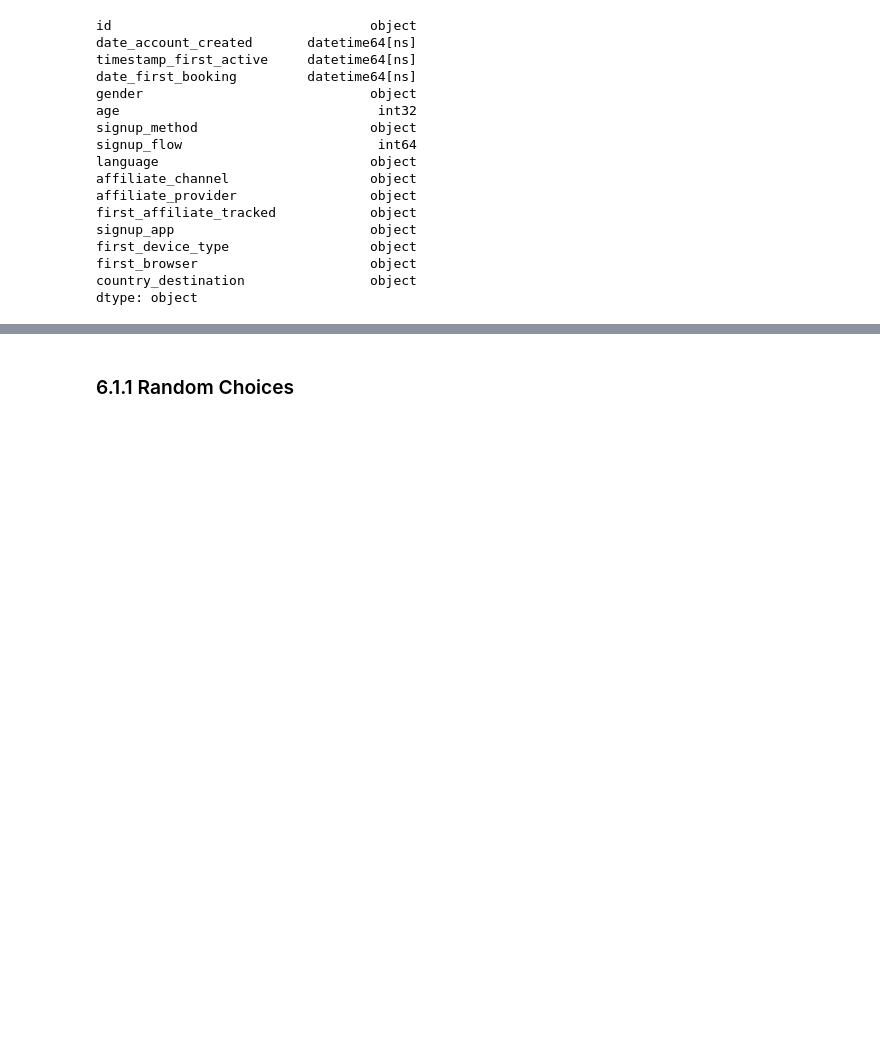
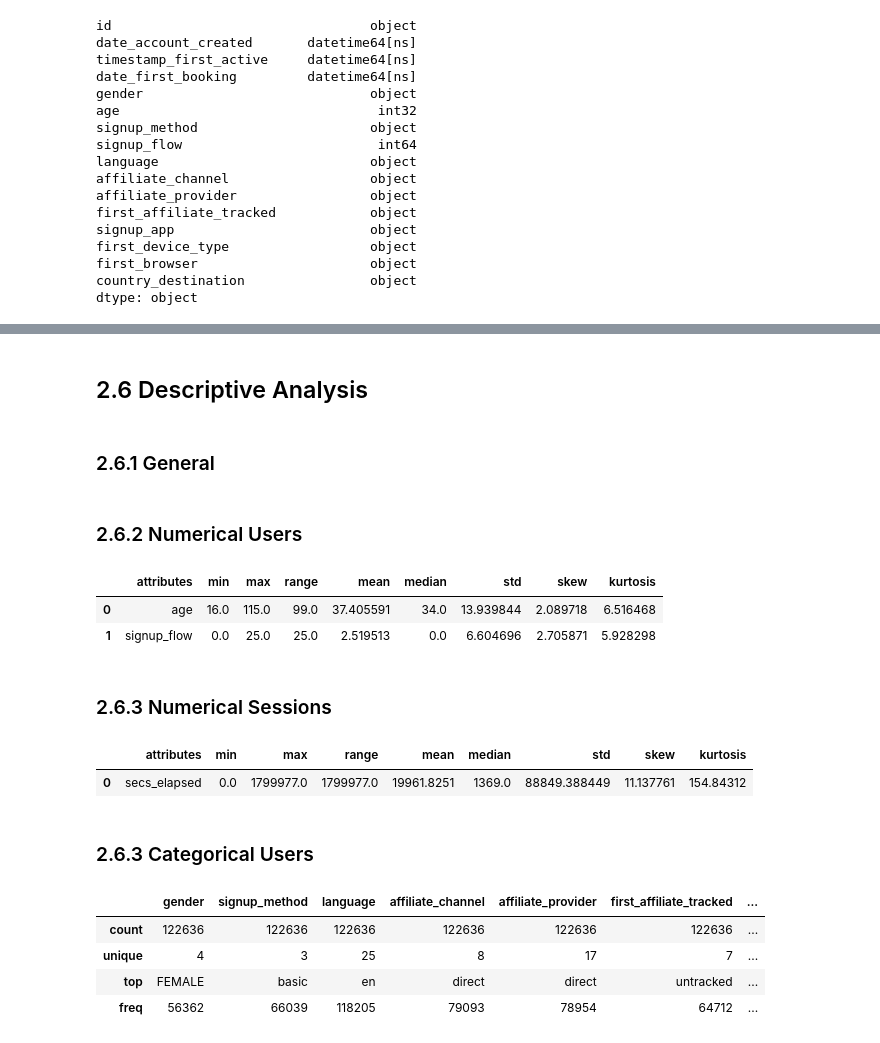
Before and after one commit to FabioCaffarello/airbnb-first-booking, a Jupyter notebook: 02-Notebooks/cycle01_airbnb_first_booking.ipynb, the cells around one changed output, grey strips where cells are left out. Cells and saved outputs as stored; diff of their text form; code cells hidden in the pictures; blank space fills up the shorter version.

Commit message:
descritive analysis

```diff
--- a/02-Notebooks/cycle01_airbnb_first_booking.ipynb
+++ b/02-Notebooks/cycle01_airbnb_first_booking.ipynb
@@ -176,6 +214,7 @@ date_first_booking_max = pd.to_datetime(df_train_01['date_first_booking']).max()
 df_train_01['date_first_booking'] = df_train_01['date_first_booking'].fillna(date_first_booking_max)
 
 # age
+df_train_01 = df_train_01[(df_train_01['age'] > 15) & (df_train_01['age'] < 120)]
 avg_age = int(df_train_01['age'].mean())
 df_train_01['age'] = df_train_01['age'].fillna(avg_age)
 
@@ -334,2 +317,4 @@ X_train, X_test, y_train, y_test = train_test_split(
-# %% [markdown]
-### 6.1.1 Random Choices
+# %% [markdown]
+## 2.6 Descriptive Analysis
+# %% [markdown]
+### 2.6.1 General
@@ -335,0 +331,55 @@ X_train, X_test, y_train, y_test = train_test_split(
+# %% [markdown]
+### 2.6.2 Numerical Users
+# %%
+# Central Tendency - Mean, Mediam
+ct1 = pd.DataFrame(num_attributes.apply(np.mean)).T
+ct2 = pd.DataFrame(num_attributes.apply(np.median)).T
+
+# Dispersions - Std, Min, Max, Range, Skew, Kurtosis
+d1 = pd.DataFrame(num_attributes.apply(np.std)).T
+d2 = pd.DataFrame(num_attributes.apply(min)).T
+d3 = pd.DataFrame(num_attributes.apply(max)).T
+d4 = pd.DataFrame(num_attributes.apply(lambda x: x.max() - x.min())).T
+d5 = pd.DataFrame(num_attributes.apply(lambda x: x.skew())).T
+d6 = pd.DataFrame(num_attributes.apply(lambda x: x.kurtosis())).T
+
+# Concatenate
+ct = pd.concat([d2, d3, d4, ct1, ct2, d1, d5, d6]).T.reset_index()
+ct.columns = ['attributes', 'min', 'max', 'range', 'mean', 'median', 'std', 'skew', 'kurtosis']
+ct
+# %% [output]
+|  | attributes | min | max | range | mean | median | std | skew | kurtosis |
+| 0 | age | 16.0 | 115.0 | 99.0 | 37.405591 | 34.0 | 13.939844 | 2.089718 | 6.516468 |
+| 1 | signup_flow | 0.0 | 25.0 | 25.0 | 2.519513 | 0.0 | 6.604696 | 2.705871 | 5.928298 |
+# %% [markdown]
+### 2.6.3 Numerical Sessions
+# %%
+# Central Tendency - Mean, Mediam
+ct1 = pd.DataFrame(num_attributes_sessions.apply(np.mean)).T
+ct2 = pd.DataFrame(num_attributes_sessions.apply(np.median)).T
+
+# Dispersions - Std, Min, Max, Range, Skew, Kurtosis
+d1 = pd.DataFrame(num_attributes_sessions.apply(np.std)).T
+d2 = pd.DataFrame(num_attributes_sessions.apply(min)).T
+d3 = pd.DataFrame(num_attributes_sessions.apply(max)).T
+d4 = pd.DataFrame(num_attributes_sessions.apply(lambda x: x.max() - x.min())).T
+d5 = pd.DataFrame(num_attributes_sessions.apply(lambda x: x.skew())).T
+d6 = pd.DataFrame(num_attributes_sessions.apply(lambda x: x.kurtosis())).T
+
+# Concatenate
+ct = pd.concat([d2, d3, d4, ct1, ct2, d1, d5, d6]).T.reset_index()
+ct.columns = ['attributes', 'min', 'max', 'range', 'mean', 'median', 'std', 'skew', 'kurtosis']
+ct
+# %% [output]
+|  | attributes | min | max | range | mean | median | std | skew | kurtosis |
+| 0 | secs_elapsed | 0.0 | 1799977.0 | 1799977.0 | 19961.8251 | 1369.0 | 88849.388449 | 11.137761 | 154.84312 |
+# %% [markdown]
+### 2.6.3 Categorical Users
+# %%
+cat_attributes.drop('id', axis=1).describe()
+# %% [output]
+|  | gender | signup_method | language | affiliate_channel | affiliate_provider | first_affiliate_tracked | ... |
+| count | 122636 | 122636 | 122636 | 122636 | 122636 | 122636 | ... |
+| unique | 4 | 3 | 25 | 8 | 17 | 7 | ... |
+| top | FEMALE | basic | en | direct | direct | untracked | ... |
+| freq | 56362 | 66039 | 118205 | 79093 | 78954 | 64712 | ... |
```
Also changed, not shown: parts of 76 cells of this notebook.
